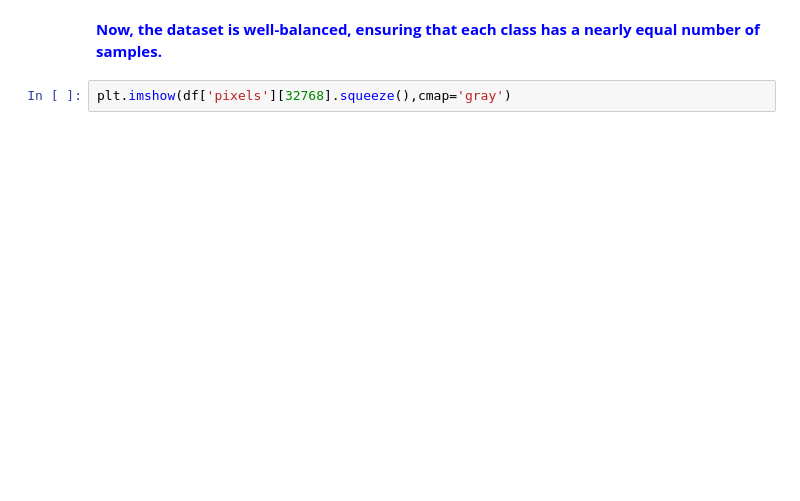
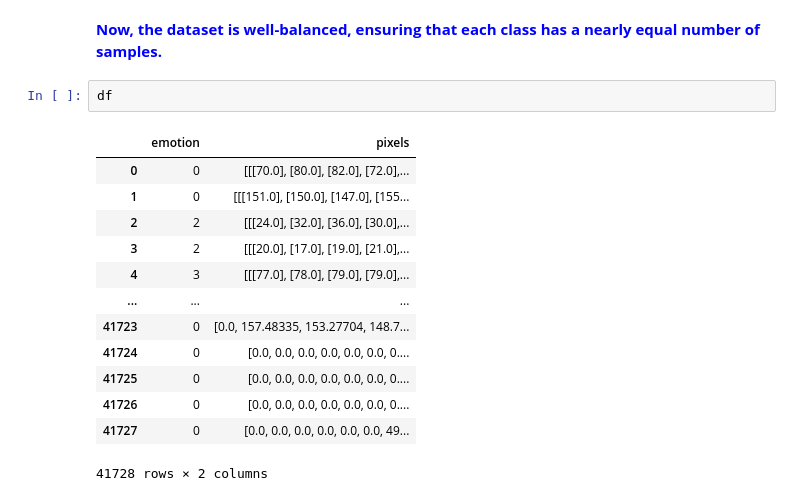
Before and after one commit to sabheen9/CapStone3-Facial_Expression_Classification, a Jupyter notebook: notebooks/Facial_Expression_Classification.ipynb, the cells around one changed output. Drawn from its saved outputs; the diff is of its cells as text; blank space fills up the shorter version.

```diff
--- a/notebooks/Facial_Expression_Classification.ipynb
+++ b/notebooks/Facial_Expression_Classification.ipynb
@@ -230,4 +232,18 @@ plt.show()
 # %% [markdown]
 **<font color='blue'> Now, the dataset is well-balanced, ensuring that each class has a nearly equal number of samples. </font>**
-# %%
-plt.imshow(df['pixels'][32768].squeeze(),cmap='gray')
+# %%
+df
+# %% [output]
+|  | emotion | pixels |
+| 0 | 0 | [[[70.0], [80.0], [82.0], [72.0],... |
+| 1 | 0 | [[[151.0], [150.0], [147.0], [155... |
+| 2 | 2 | [[[24.0], [32.0], [36.0], [30.0],... |
+| 3 | 2 | [[[20.0], [17.0], [19.0], [21.0],... |
+| 4 | 3 | [[[77.0], [78.0], [79.0], [79.0],... |
+| ... | ... | ... |
+| 41723 | 0 | [0.0, 157.48335, 153.27704, 148.7... |
+| 41724 | 0 | [0.0, 0.0, 0.0, 0.0, 0.0, 0.0, 0.... |
+| 41725 | 0 | [0.0, 0.0, 0.0, 0.0, 0.0, 0.0, 0.... |
+| 41726 | 0 | [0.0, 0.0, 0.0, 0.0, 0.0, 0.0, 0.... |
+| 41727 | 0 | [0.0, 0.0, 0.0, 0.0, 0.0, 0.0, 49... |
+41728 rows × 2 columns
```
Also changed, not shown: parts of 4 cells of this notebook.
